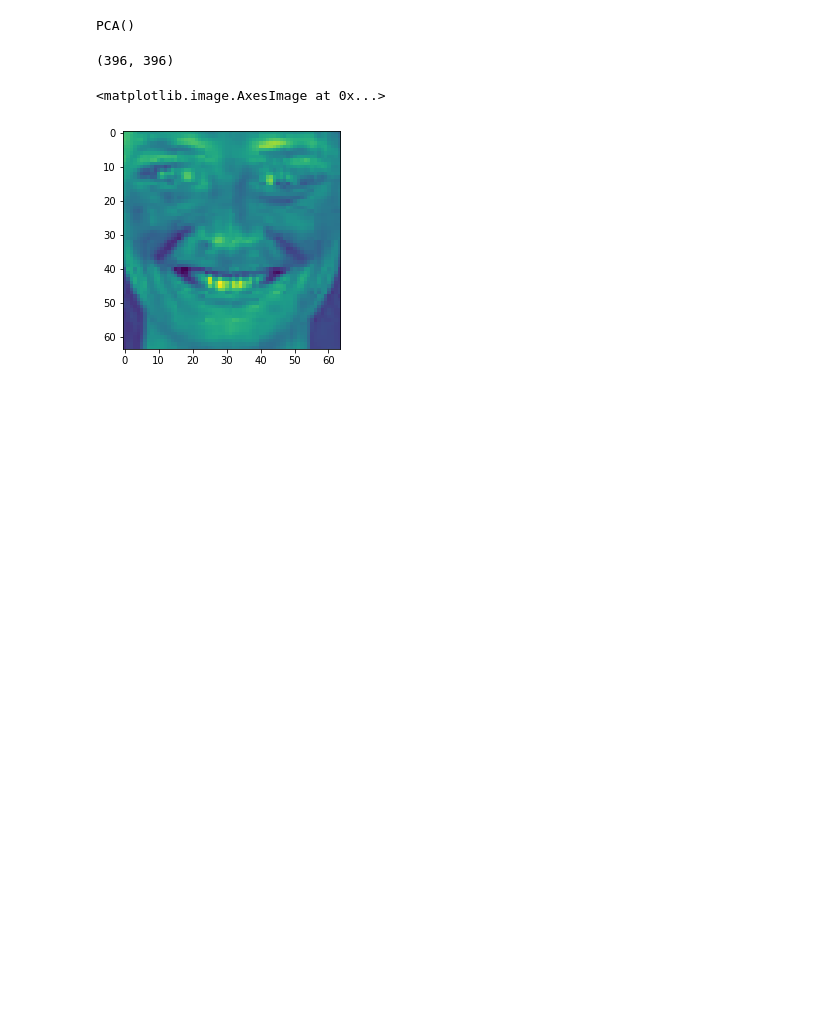
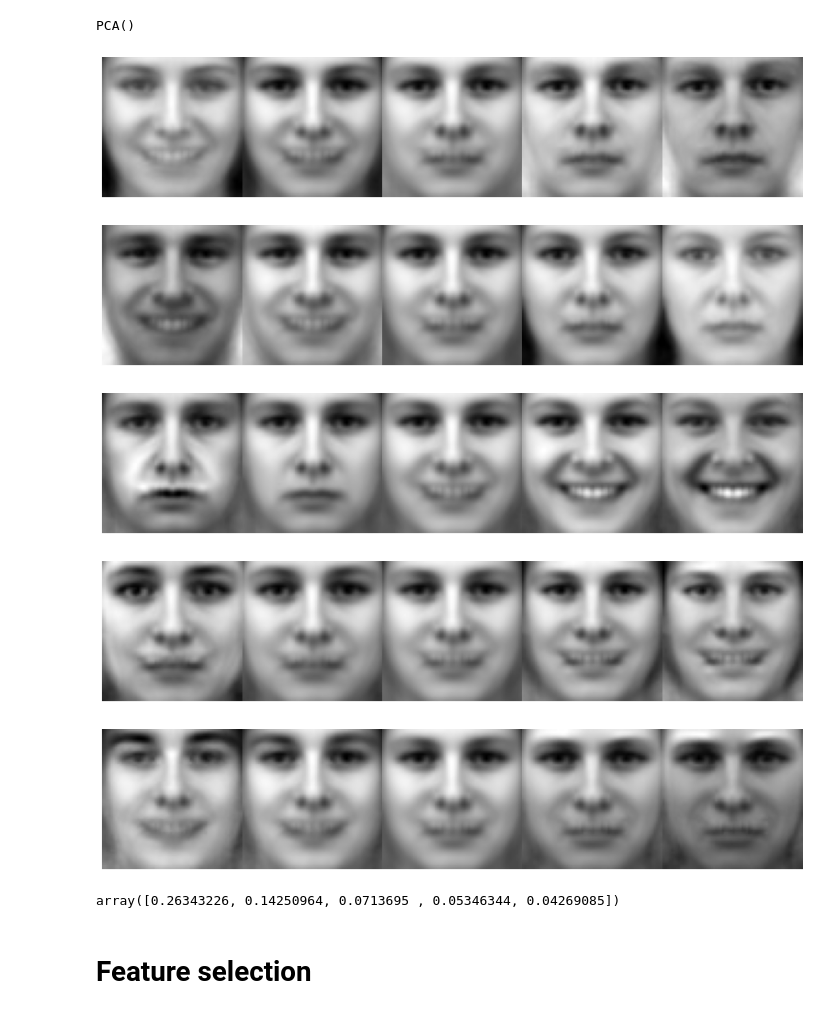
Before and after one commit to rebeccadf/Cognitive-modelling-HW2, a Jupyter notebook: analysis.ipynb, the cells around one changed output. Saved outputs shown, nothing was run; the diff lists cells and outputs as text; code cells hidden in the pictures; blank space fills up the shorter version.

```diff
--- a/analysis.ipynb
+++ b/analysis.ipynb
@@ -29,12 +29,37 @@ pca.fit(centered)
 PCA()
 # %%
 transformed = pca.transform(centered)
-# %%
-transformed.shape
-# %% [output]
-(396, 396)
-# %%
-plt.imshow(pca.inverse_transform(transformed[0]).reshape(64,64))
-# %% [output]
-<matplotlib.image.AxesImage at 0x...>
-[figure, removed]
+# %%
+spectrum = 5
+pcs = 5
+
+for p in range(pcs):
+    max = transformed[:,p].max()
+    min = transformed[:,p].min()
+    imgs = []
+    for i in range(spectrum):
+        value = min * (spectrum-1-i) / (spectrum - 1) + max * i / (spectrum - 1)
+        vec = np.zeros((396))
+        vec[p] = value
+        img = pca.inverse_transform(vec).reshape(64,64) + mean_image
+        imgs.append(img)
+    f, axarr = plt.subplots(1,spectrum, figsize=(15,7))
+    plt.subplots_adjust(wspace=0,
+                    hspace=0)
+    for i in range(spectrum):
+        axarr[i].axis('off')
+        axarr[i].imshow(imgs[i], cmap="gray")
+    plt.show()
+# %% [output]
+[figure, added]
+[figure, added]
+[figure, added]
+[figure, added]
+[figure, added]
+# %%
+exp_var_pca = pca.explained_variance_ratio_
+exp_var_pca[:5]
+# %% [output]
+array([0.26343226, 0.14250964, 0.0713695 , 0.05346344, 0.04269085])
+# %% [markdown]
+# Feature selection
```
Also changed, not shown: parts of 5 cells of this notebook.
